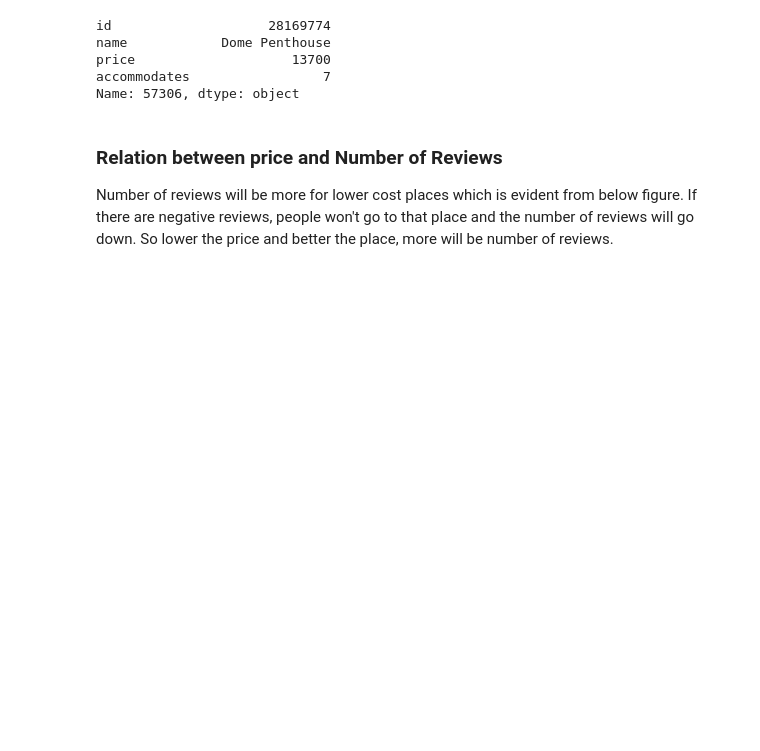
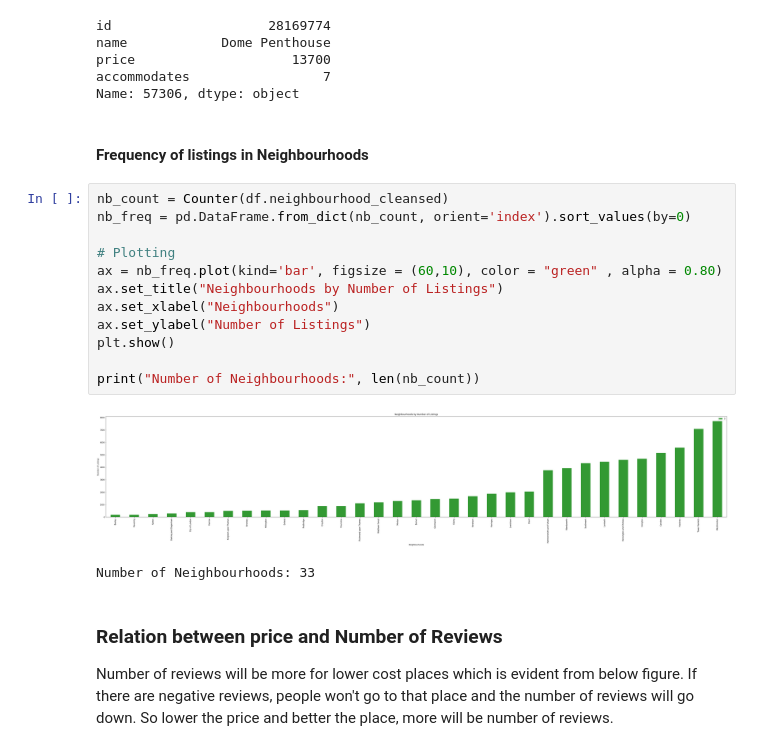
Before and after one commit to KhyatiSethia/Airbnb_PredictingPrice, a Jupyter notebook: Scripts/Airbnb_ExploratoryDataAnalysis.ipynb, the cells around one changed output. Cells and saved outputs as stored; diff of their text form; blank space fills up the shorter version.

```diff
--- a/Scripts/Airbnb_ExploratoryDataAnalysis.ipynb
+++ b/Scripts/Airbnb_ExploratoryDataAnalysis.ipynb
@@ -56,6 +52,23 @@ name            Dome Penthouse
 price                    13700
 accommodates                 7
 Name: 57306, dtype: object
+# %% [markdown]
+#### Frequency of listings in Neighbourhoods
+# %%
+nb_count = Counter(df.neighbourhood_cleansed)
+nb_freq = pd.DataFrame.from_dict(nb_count, orient='index').sort_values(by=0)
+
+# Plotting
+ax = nb_freq.plot(kind='bar', figsize = (60,10), color = "green" , alpha = 0.80)
+ax.set_title("Neighbourhoods by Number of Listings")
+ax.set_xlabel("Neighbourhoods")
+ax.set_ylabel("Number of Listings")
+plt.show()
+
+print("Number of Neighbourhoods:", len(nb_count))
+# %% [output]
+[figure, added]
+Number of Neighbourhoods: 33
 # %% [markdown]
 ### Relation between price and Number of Reviews
 Number of reviews will be more for lower cost places which is evident from below figure.
```
Also changed, not shown: parts of 11 cells of this notebook, 23 other files.
